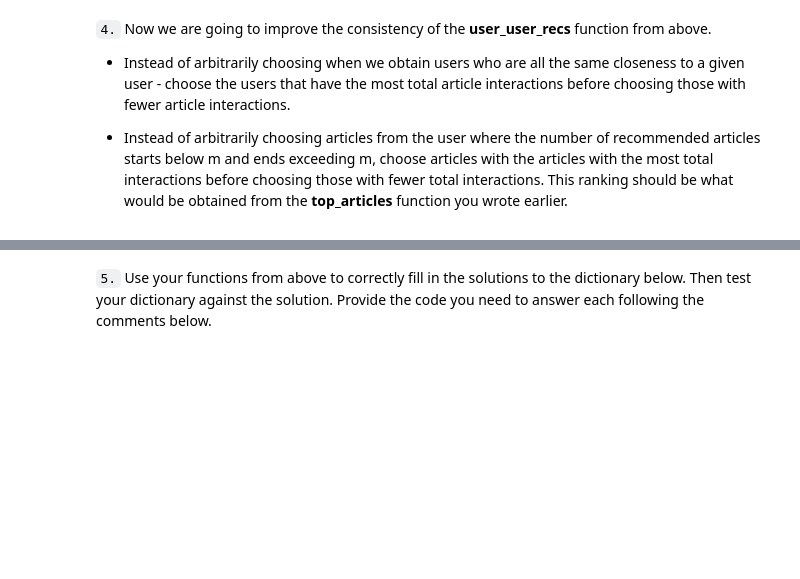
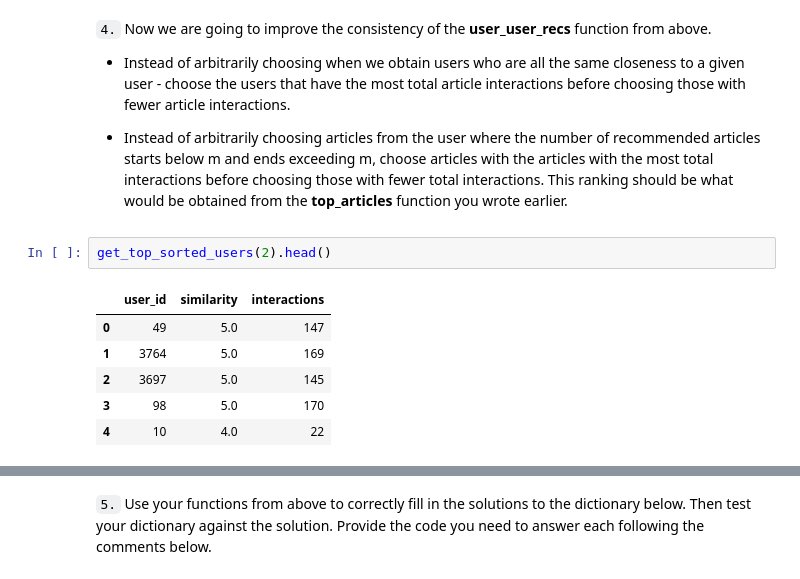
Before and after one commit to fahmiduldul/ds-recommendation-engine, a Jupyter notebook: Recommendations_with_IBM.ipynb, the cells around one changed output, grey strips where cells are left out. Drawn from its saved outputs; the diff is of its cells as text; blank space fills up the shorter version.

```diff
--- a/Recommendations_with_IBM.ipynb
+++ b/Recommendations_with_IBM.ipynb
@@ -409,4 +412,13 @@ If this is all you see, you passed all of our tests!  Nice job!
 
 
 * Instead of arbitrarily choosing articles from the user where the number of recommended articles starts below m and ends exceeding m, choose articles with the articles with the most total interactions before choosing those with fewer total interactions. This ranking should be  what would be obtained from the **top_articles** function you wrote earlier.
+# %%
+get_top_sorted_users(2).head()
+# %% [output]
+|  | user_id | similarity | interactions |
+| 0 | 49 | 5.0 | 147 |
+| 1 | 3764 | 5.0 | 169 |
+| 2 | 3697 | 5.0 | 145 |
+| 3 | 98 | 5.0 | 170 |
+| 4 | 10 | 4.0 | 22 |
 # %%
```
Also changed, not shown: parts of 9 cells of this notebook.
